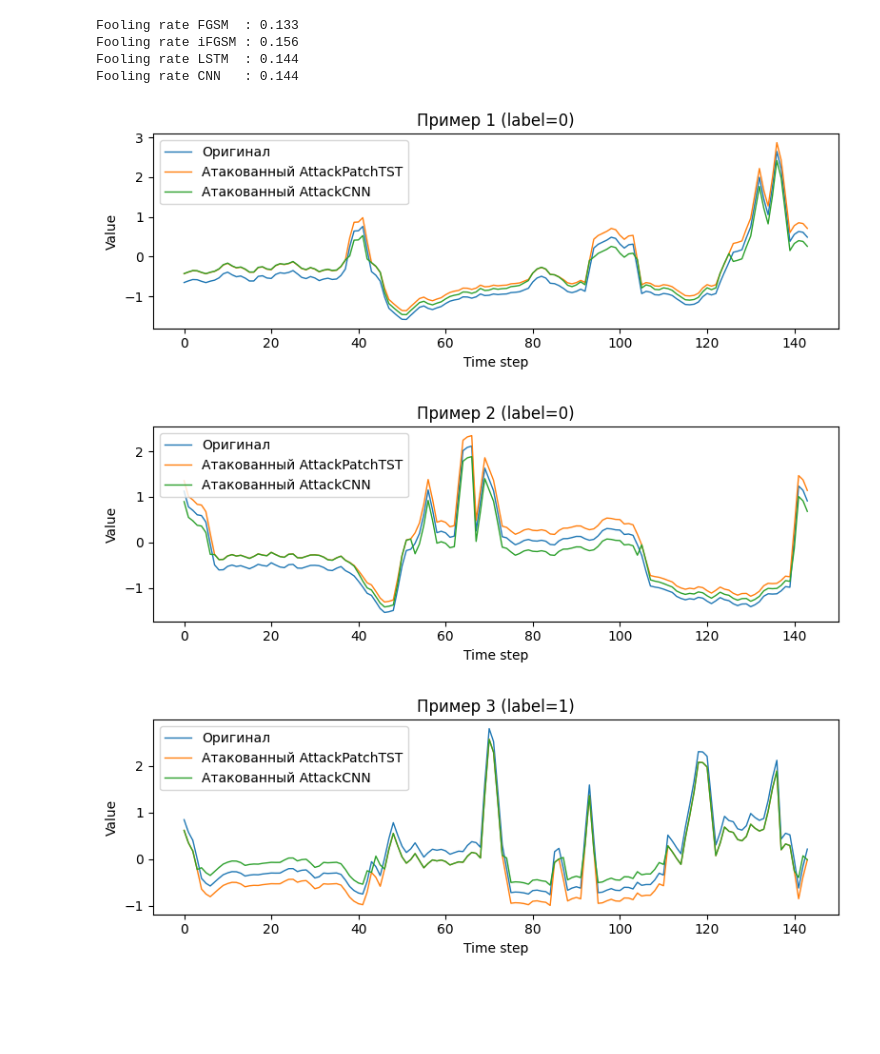
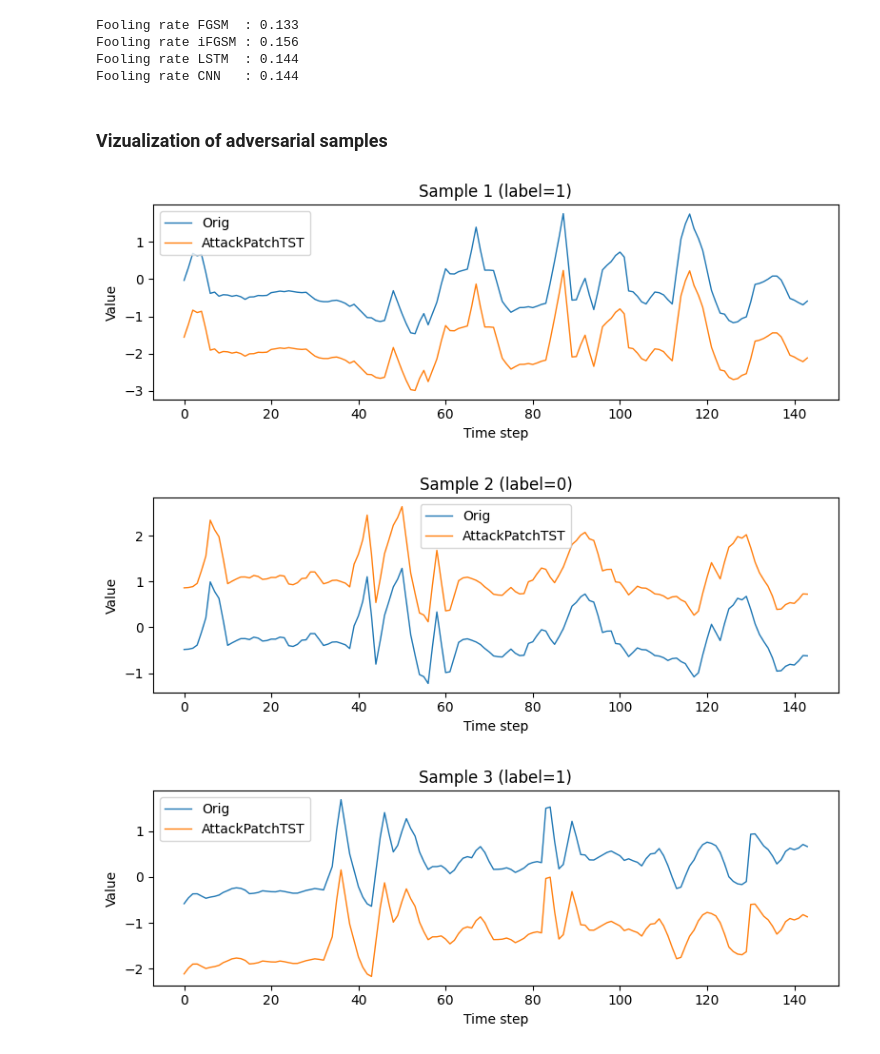
Before and after one commit to FalconD23/generative-adversarial-attacks, a Jupyter notebook: model_based_vs_vanilla.ipynb, the cells around one changed output. Drawn from its saved outputs; the diff is of its cells as text; code cells hidden in the pictures; blank space fills up the shorter version.

```diff
--- a/model_based_vs_vanilla.ipynb
+++ b/model_based_vs_vanilla.ipynb
@@ -443,0 +707,18 @@ def accuracy_from_logits(logits, target):
+# %%
+atk_resCNN = AttackCNN().to(device)
+atk_resCNN = AttackCNN(hidden_dim=64, x_dim=1, activation_type='tanh').to(device)
+
+'''
+#! training is very sensitive to random-seed
+weights were obtained with the parameters:
+{'eps': 1.9910549963365909, 'lr': 0.0021041627898080928,
+'alpha_l2': 4.549583575912758e-05, 'patience': 6}
+'''
+weights_path = 'weights/surr_resCNNfc_CPU_0.28.pth'
+atk_resCNN.load_state_dict(torch.load(weights_path, map_location=device))
+
+eps_resCNN = 1.9910549963365909
+train_atk_model(atk_resCNN, clf_resCNN, train_dl,
+                eps=eps_resCNN,
+                epochs=1, lr=0.00021041627898080928, alpha_l2=4.549583575912758e-05,
+                device=device, patience=6, is_debugged=False)
@@ -1126,55 +1126,49 @@ Fooling rate FGSM  : 0.133
 Fooling rate iFGSM : 0.156
 Fooling rate LSTM  : 0.144
 Fooling rate CNN   : 0.144
+# %% [markdown]
+### Vizualization of adversarial samples
 # %%
-# import torch
-import matplotlib.pyplot as plt
-import random
-
-# --- SETTINGS (adjust if you used other names) ---
-device = torch.device("cuda" if torch.cuda.is_available() else "cpu")
-EPS = 0.23                      # то же eps, что и при обучении surrogate
-N_EXAMPLES = 3                  # сколько примеров показать
-SURR_MODELS = [surr_PatchTST, surrogate_cnn][:]
-# random.seed(0)
+N_EXAMPLES = 3
+FILTER = [2]
+SURR_MODELS = [[atk_LSTM, atk_resCNN, atk_PatchTST][i] for i in FILTER]
+EPS_LIST    = [[eps_LSTM, eps_resCNN, eps_PatchTST][i] for i in FILTER]
 
 
 
-# выбираем случайные batch-и, вытаскиваем по одному примеру
+# выбираем batch-и, вытаскиваем по одному примеру
 chosen = []
 for xb, yb in test_dl:
     for i in range(xb.size(0)):
         chosen.append((xb[i], yb[i]))
     if len(chosen) >= 50:       # достаточно выборки для случайного выбора
         break
 
 examples = random.sample(chosen, N_EXAMPLES)
 
 
-
-for idx, (x_orig, y_lbl) in enumerate(examples, 1):
-    x_orig = x_orig.to(device).unsqueeze(0)            # shape (1, T, F?) / (1,T)
+for sample_idx, (x_orig, y_lbl) in enumerate(examples, 1):
+    x_orig = x_orig.to(device).unsqueeze(0)
     x_np      = x_orig.squeeze().cpu().numpy()
     x_adv_np_list = []
-    for surr in SURR_MODELS:
-        surr.eval()
+    for i, atk_model in enumerate(SURR_MODELS):
+        atk_model.eval()
         with torch.no_grad():
-            delta = EPS * torch.tanh(surr(x_orig))
+            delta = EPS_LIST[i] * torch.tanh(atk_model(x_orig))
             x_adv = x_orig + delta
             x_adv_np_list.append(x_adv.squeeze().cpu().numpy())
 
-    # отдельный plot для каждой пары
     plt.figure(figsize=(8, 3))
-    plt.plot(x_np,     label='Оригинал', linewidth=1)
+    plt.plot(x_np,     label='Orig', linewidth=1)
     for i, x_adv_np in enumerate(x_adv_np_list):
-        plt.plot(x_adv_np, label=f'Атакованный {SURR_MODELS[i].__class__.__name__}', linewidth=1)
-    plt.title(f'Пример {idx} (label={int(y_lbl)})')
+        plt.plot(x_adv_np, label=f'{SURR_MODELS[i].__class__.__name__}', linewidth=1)
+    plt.title(f'Sample {sample_idx} (label={int(y_lbl)})')
     plt.xlabel('Time step')
     plt.ylabel('Value')
     plt.legend()
     plt.tight_layout()
     plt.show()
 # %% [output]
-[figure, old version]
+[figure, new version]
-[figure, old version]
+[figure, new version]
-[figure, old version]
+[figure, new version]
```
Also changed, not shown: parts of 56 cells of this notebook, 2 other files.
